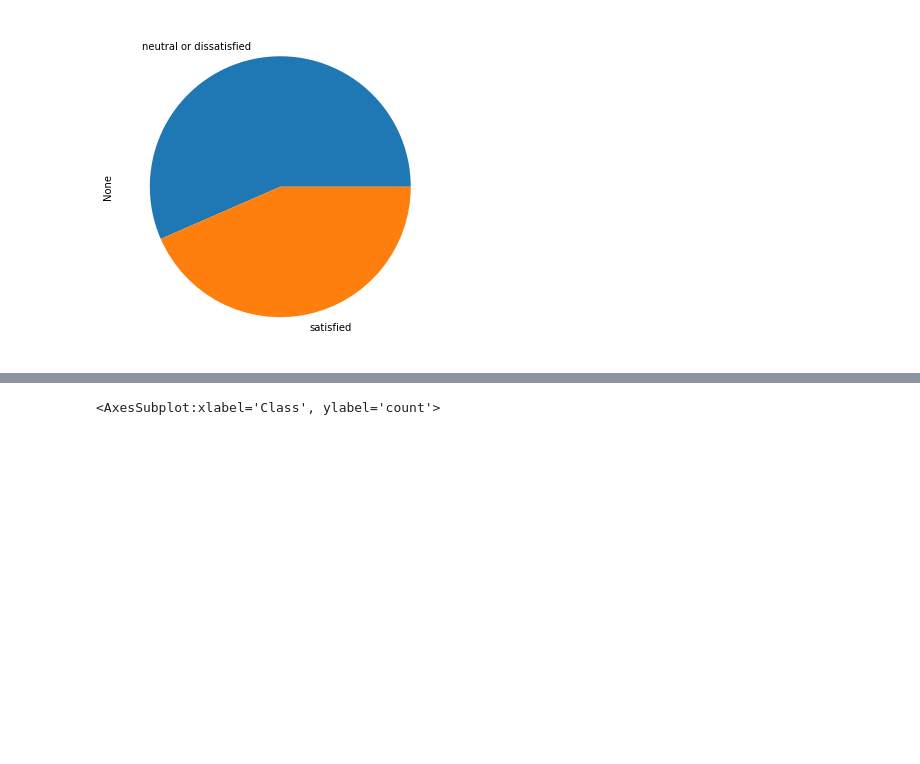
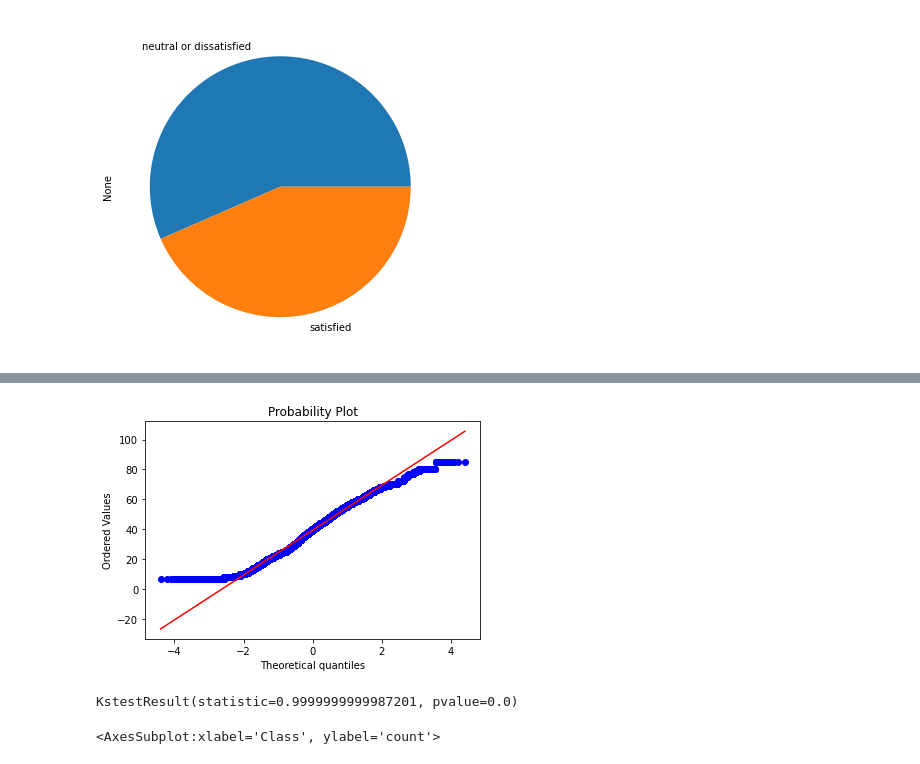
Before and after one commit to cgx242/Airline-Passenger-Satisfaction-Analysis, a Jupyter notebook: doc/Project with more EDA.ipynb, the cells around one changed output, grey strips where cells are left out. Saved outputs shown, nothing was run; the diff lists cells and outputs as text; code cells hidden in the pictures; blank space fills up the shorter version.

```diff
--- a/doc/Project with more EDA.ipynb
+++ b/doc/Project with more EDA.ipynb
@@ -155,3 +178,12 @@ sns.histplot(x='Flight Distance',data=data,ax=ax[1],kde=True,bins=20,stat='densi
+# %%
+stats.probplot(data['Age'], dist="norm", plot=pylab)
+pylab.show()
+# %% [output]
+[figure, added]
+# %%
+stats.kstest(data['Age'], 'norm')
+# %% [output]
+KstestResult(statistic=0.9999999999987201, pvalue=0.0)
 # %%
 # Measure the skewness and kurtosis
 #print(data['Age'].agg(['skew','kurtosis']))
```
Also changed, not shown: parts of 4 cells of this notebook.
